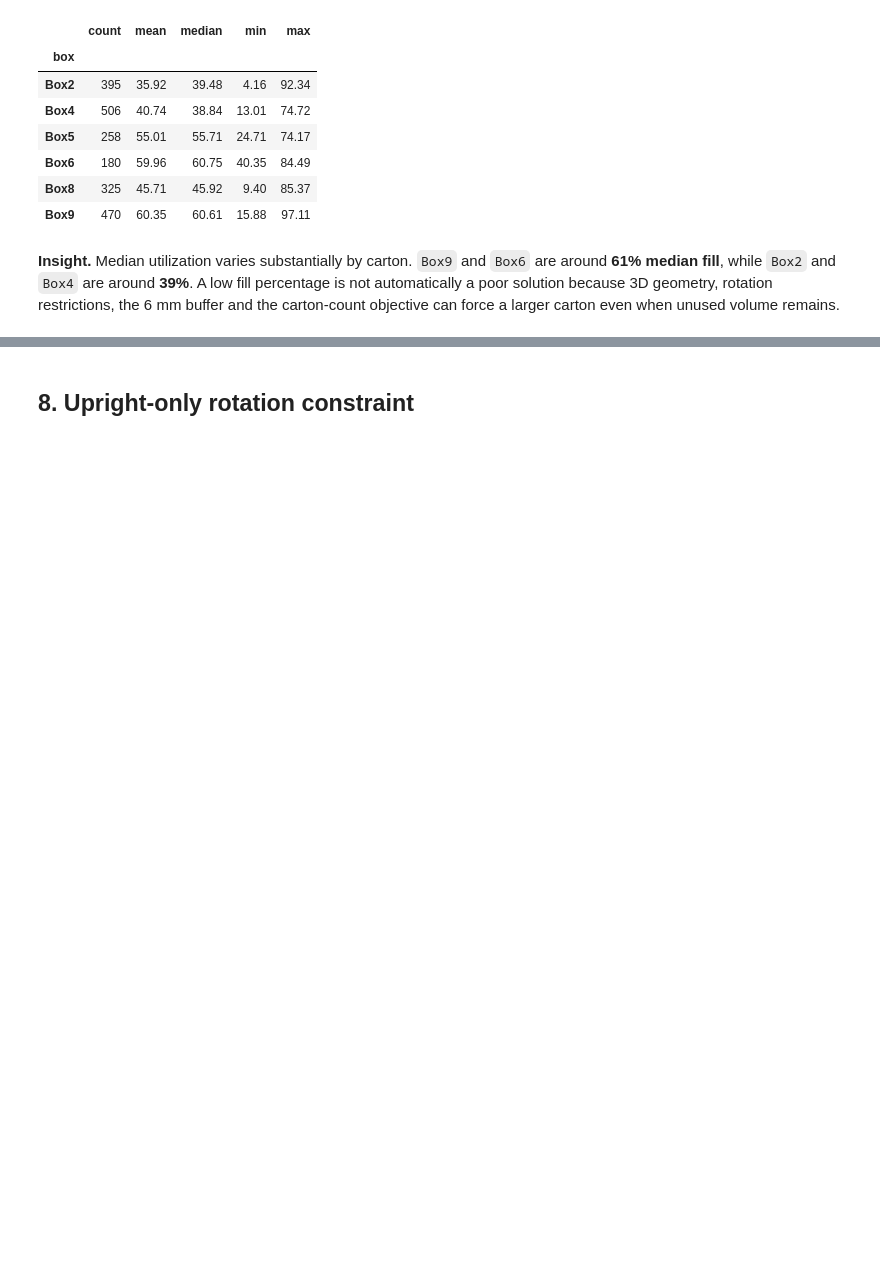
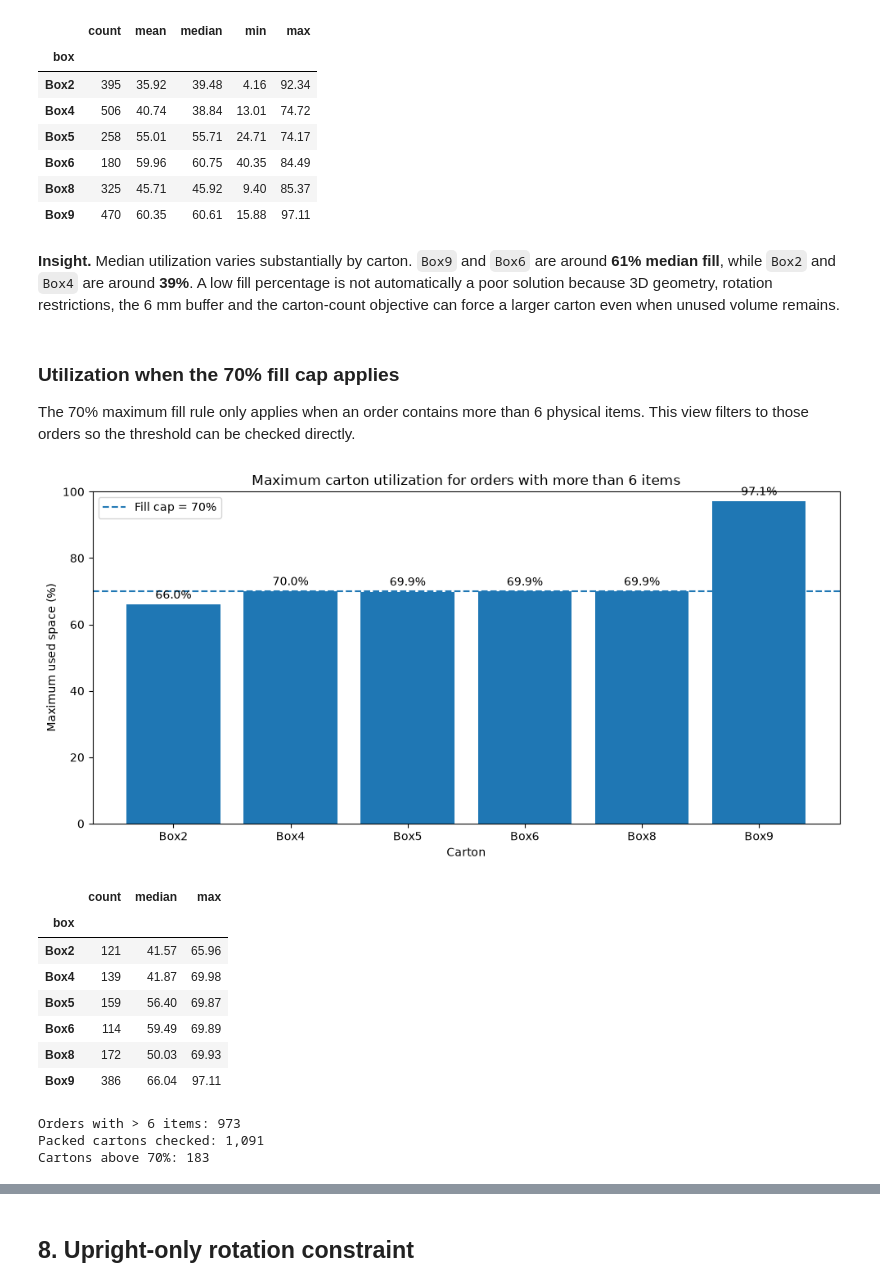
Before and after one commit to Voycepeh/ihubsolutions-capstone-project, a Jupyter notebook: notebooks/Inital EDA v2.ipynb, the cells around one changed output, grey strips where cells are left out. Cells and saved outputs as stored; diff of their text form; code cells hidden in the pictures; blank space fills up the shorter version.

Commit message:
Add capped utilization analysis to v2 EDA

```diff
--- a/notebooks/Inital EDA v2.ipynb
+++ b/notebooks/Inital EDA v2.ipynb
@@ -166,3 +172,39 @@ plt.tight_layout(); plt.show(); display(u)
 | Box9 | 470 | 60.35 | 60.61 | 15.88 | 97.11 |
 # %% [markdown]
 **Insight.** Median utilization varies substantially by carton. `Box9` and `Box6` are around **61% median fill**, while `Box2` and `Box4` are around **39%**. A low fill percentage is not automatically a poor solution because 3D geometry, rotation restrictions, the 6 mm buffer and the carton-count objective can force a larger carton even when unused volume remains.
+# %% [markdown]
+### Utilization when the 70% fill cap applies
+
+The 70% maximum fill rule only applies when an order contains more than 6 physical items. This view filters to those orders so the threshold can be checked directly.
+# %%
+qty_threshold = params["BinMaxFillCheckMinItemQty"]
+fill_limit = params["BinMaxFillPct"]
+eligible_order_ids = orders_df.loc[orders_df.item_qty > qty_threshold, "order_id"]
+gt6_packed = packed_df[packed_df.OrderId.isin(eligible_order_ids)].copy()
+gt6_summary = gt6_packed.groupby("box").used_space.agg(["count", "median", "max"]).round(2)
+
+fig, ax = plt.subplots(figsize=(10, 5))
+bars = ax.bar(gt6_summary.index, gt6_summary["max"])
+ax.axhline(fill_limit, linestyle="--", linewidth=1.5, label=f"Fill cap = {fill_limit}%")
+ax.set(title=f"Maximum carton utilization for orders with more than {qty_threshold} items", xlabel="Carton", ylabel="Maximum used space (%)", ylim=(0, 100))
+ax.bar_label(bars, labels=[f"{v:.1f}%" for v in gt6_summary["max"]], padding=3)
+ax.legend()
+plt.tight_layout(); plt.show()
+display(gt6_summary)
+violations = gt6_packed[gt6_packed.used_space > fill_limit]
+print(f"Orders with > {qty_threshold} items: {len(eligible_order_ids):,}")
+print(f"Packed cartons checked: {len(gt6_packed):,}")
+print(f"Cartons above {fill_limit}%: {len(violations):,}")
+# %% [output]
+[figure, added]
+|  | count | median | max |
+| box |  |  |  |
+| Box2 | 121 | 41.57 | 65.96 |
+| Box4 | 139 | 41.87 | 69.98 |
+| Box5 | 159 | 56.40 | 69.87 |
+| Box6 | 114 | 59.49 | 69.89 |
+| Box8 | 172 | 50.03 | 69.93 |
+| Box9 | 386 | 66.04 | 97.11 |
+Orders with > 6 items: 973
+Packed cartons checked: 1,091
+Cartons above 70%: 183
```
Also changed, not shown: parts of 7 cells of this notebook, 2 other files.
